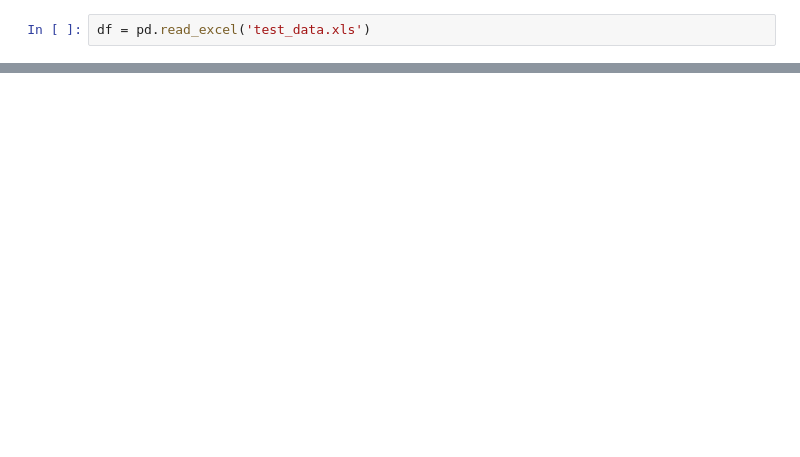
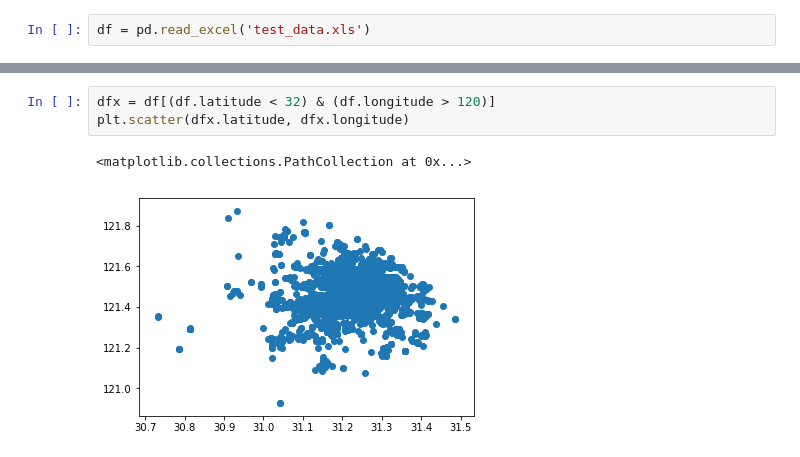
Before and after one commit to hugolu/learn-data-analysis, a Jupyter notebook: try-exploration.ipynb, the cells around one changed output, grey strips where cells are left out. Cells and saved outputs as stored; diff of their text form; blank space fills up the shorter version.

```diff
--- a/try-exploration.ipynb
+++ b/try-exploration.ipynb
@@ -207,0 +696,6 @@ Name: shipping, dtype: int64
+# %%
+dfx = df[(df.latitude < 32) & (df.longitude > 120)]
+plt.scatter(dfx.latitude, dfx.longitude)
+# %% [output]
+<matplotlib.collections.PathCollection at 0x...>
+[figure, added]
```
Also changed, not shown: parts of 125 cells of this notebook.
